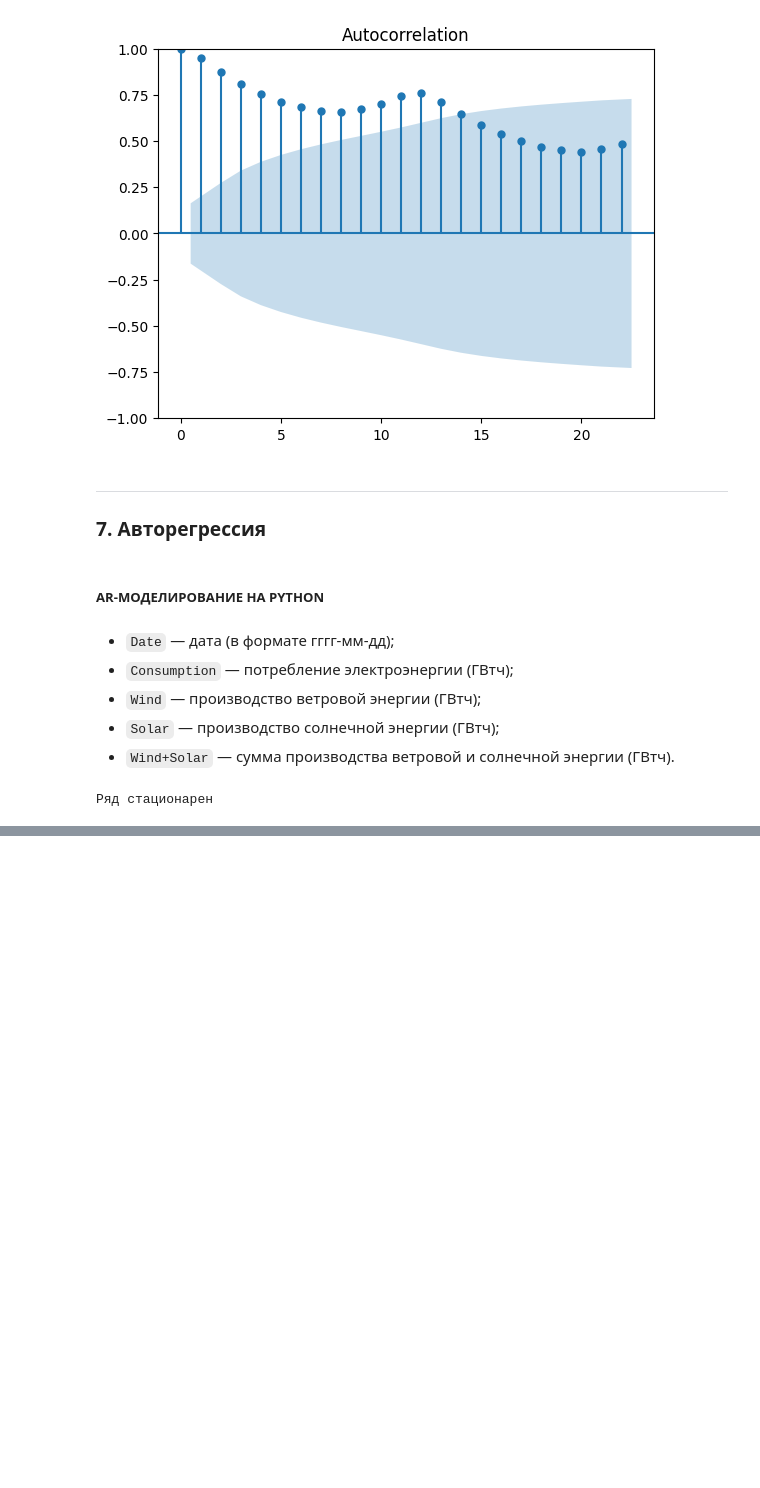
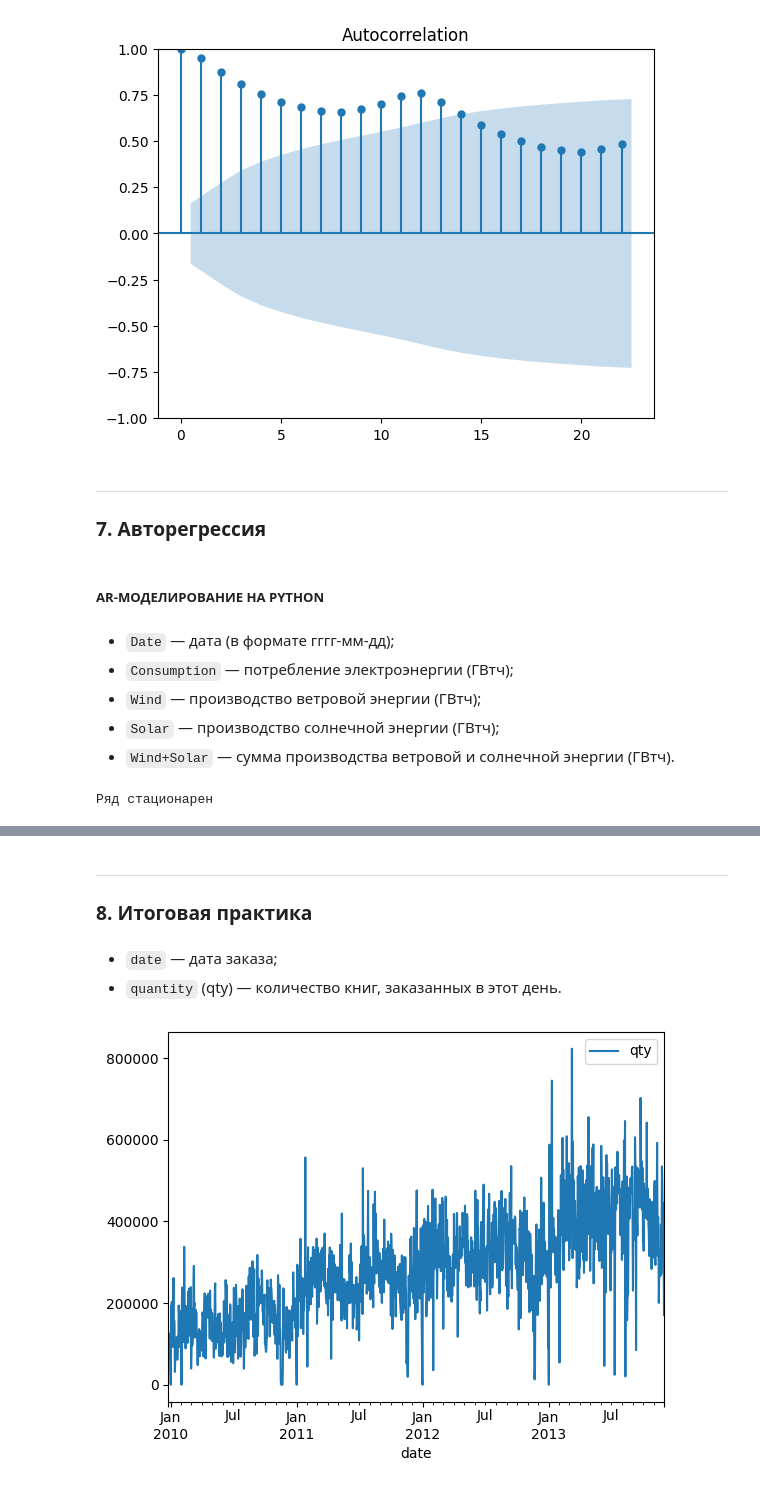
Before and after one commit to Blooodniy/SF_DS, a Jupyter notebook: MATH&ML/MATH&ML-12. Временные ряды. Часть I/MATH&ML-12.ipynb, the cells around one changed output, grey strips where cells are left out. Saved outputs shown, nothing was run; the diff lists cells and outputs as text; code cells hidden in the pictures; blank space fills up the shorter version.

```diff
--- a/MATH&ML/MATH&ML-12. Временные ряды. Часть I/MATH&ML-12.ipynb
+++ b/MATH&ML/MATH&ML-12. Временные ряды. Часть I/MATH&ML-12.ipynb
@@ -200,3 +200,16 @@ AR.8            1.6730           -0.0000j            1.6730           -0.0000
 -----------------------------------------------------------------------------
 # %%
 pred = ar_model.predict(start=len(train_data), end=(len(df)-1), dynamic=False)
+# %% [markdown]
+---
+### 8. Итоговая практика
+# %% [markdown]
+* `date` — дата заказа;
+* `quantity` (qty) — количество книг, заказанных в этот день.
+# %%
+# Загрузите датасет и выполните следующие шаги
+data = (pd.read_csv('data/tovar_moving.csv', index_col='date', parse_dates=['date'])
+          .asfreq('D'))
+data.plot();
+# %% [output]
+[figure, added]
```
Also changed, not shown: parts of 7 cells of this notebook, 1 other file.
